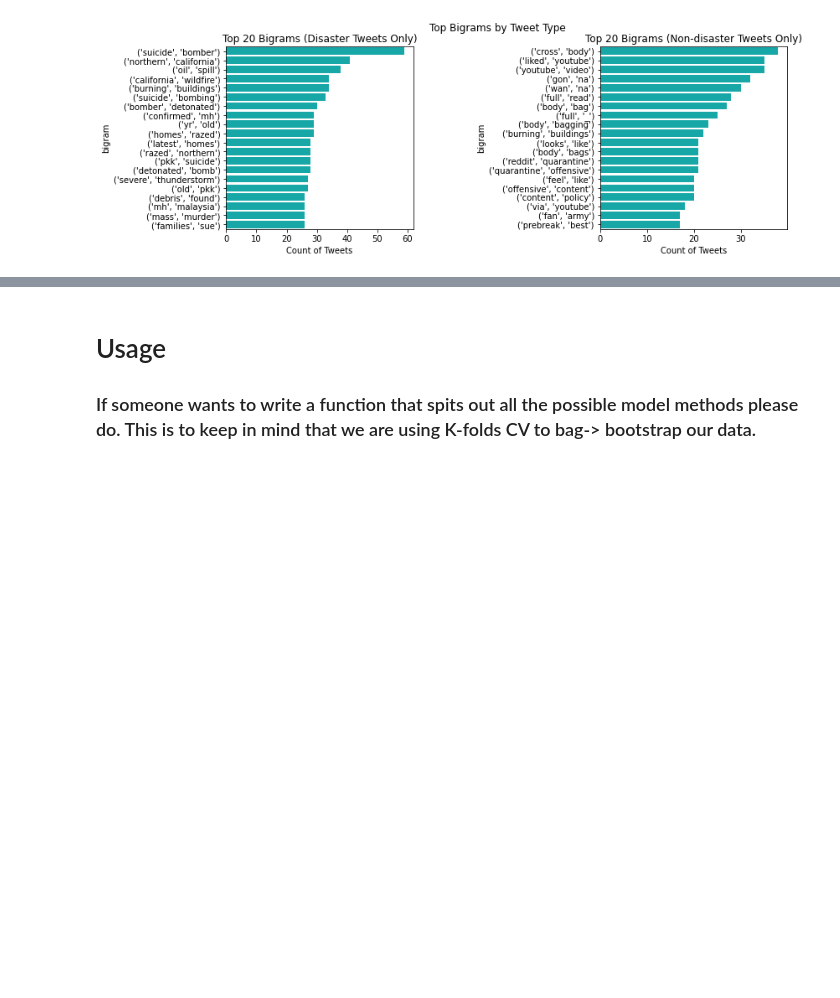
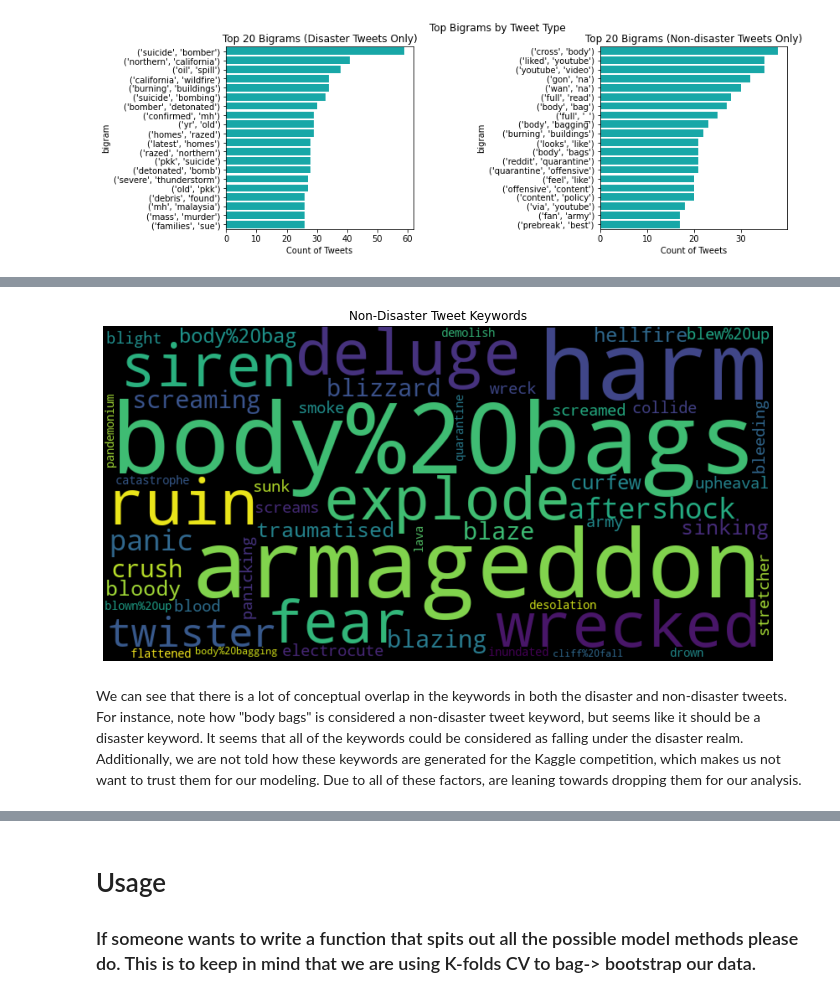
Before and after one commit to benon33/w207-final, a Jupyter notebook: Final Project.ipynb, the cells around one changed output, grey strips where cells are left out. Saved outputs shown, nothing was run; the diff lists cells and outputs as text; code cells hidden in the pictures; blank space fills up the shorter version.

```diff
--- a/Final Project.ipynb
+++ b/Final Project.ipynb
@@ -409,0 +424,11 @@ print(df_train.head(10))
+# %%
+wc = WordCloud(width=800, height=400, max_words=50).generate_from_frequencies(fdist_0)
+plt.figure(figsize=(12,10))
+plt.imshow(wc, interpolation="bilinear")
+plt.axis("off")
+plt.title("Non-Disaster Tweet Keywords")
+plt.show()
+# %% [output]
+[figure, added]
+# %% [markdown]
+We can see that there is a lot of conceptual overlap in the keywords in both the disaster and non-disaster tweets. For instance, note how "body bags" is considered a non-disaster tweet keyword, but seems like it should be a disaster keyword. It seems that all of the keywords could be considered as falling under the disaster realm. Additionally, we are not told how these keywords are generated for the Kaggle competition, which makes us not want to trust them for our modeling. Due to all of these factors, are leaning towards dropping them for our analysis.
```
Also changed, not shown: parts of 31 cells of this notebook, 2 other files.
